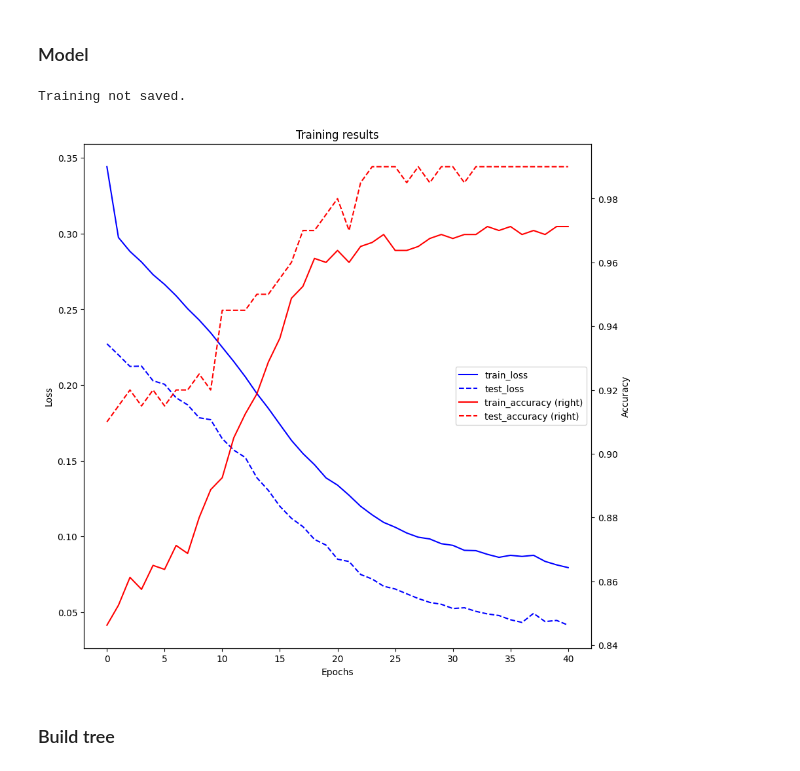
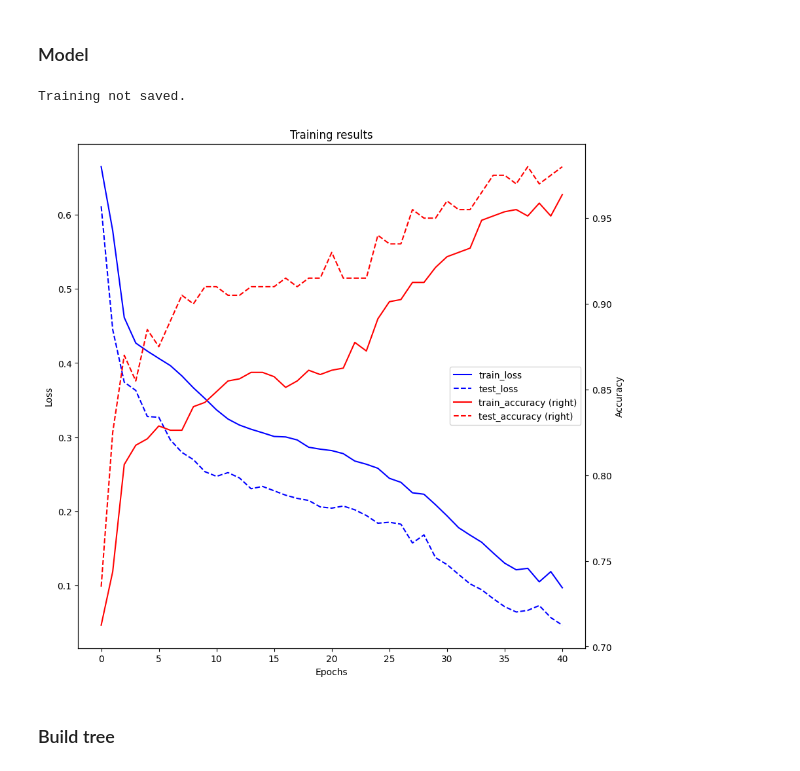
Before and after one commit to Johanmkr/WP1-Polyhedra, a Jupyter notebook: notebooks/new_tree_construction_planning.ipynb, the cells around one changed output. Drawn from its saved outputs; the diff is of its cells as text; code cells hidden in the pictures.

```diff
--- a/notebooks/new_tree_construction_planning.ipynb
+++ b/notebooks/new_tree_construction_planning.ipynb
@@ -463,19 +527,19 @@ plt.show()
 ### Model
 # %%
 from visualization import plot_training
-hidden_sizes = [0,25,25]
+hidden_sizes = [0,5,5,5,5,5]
 
 ActNet = NeuralNet(
     input_size = 2,
     hidden_sizes = hidden_sizes[1:],
     num_classes=1,
     seed=3,
 )
 
 res, states = train_model(ActNet, train, test, epochs=41, save_everyth_epoch=10, RETURN_STATES=True)
 plot_training(res)
 # %% [output]
 Training not saved.
-[figure, old version]
+[figure, new version]
 # %% [markdown]
 ### Build tree
```
Also changed, not shown: parts of 6 cells of this notebook.
